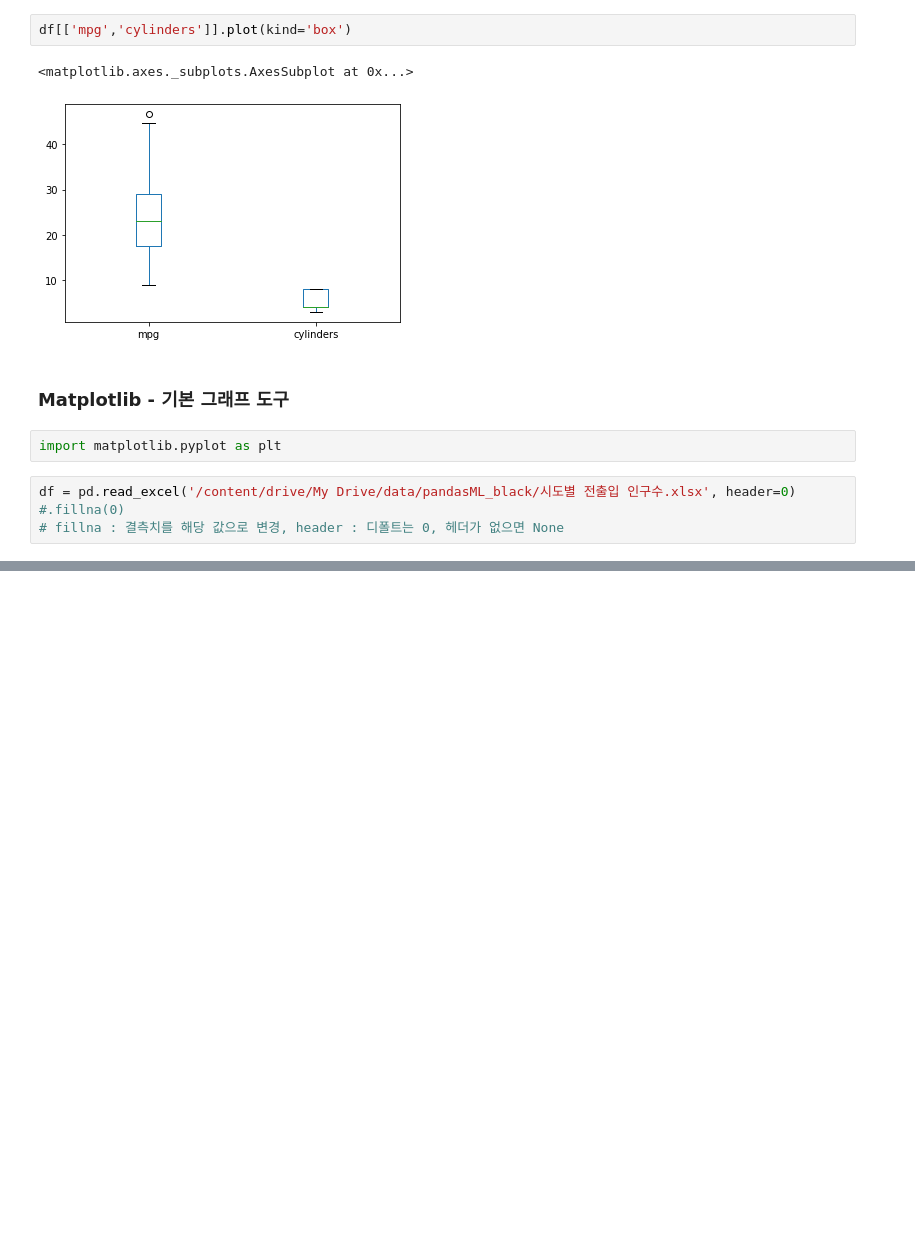
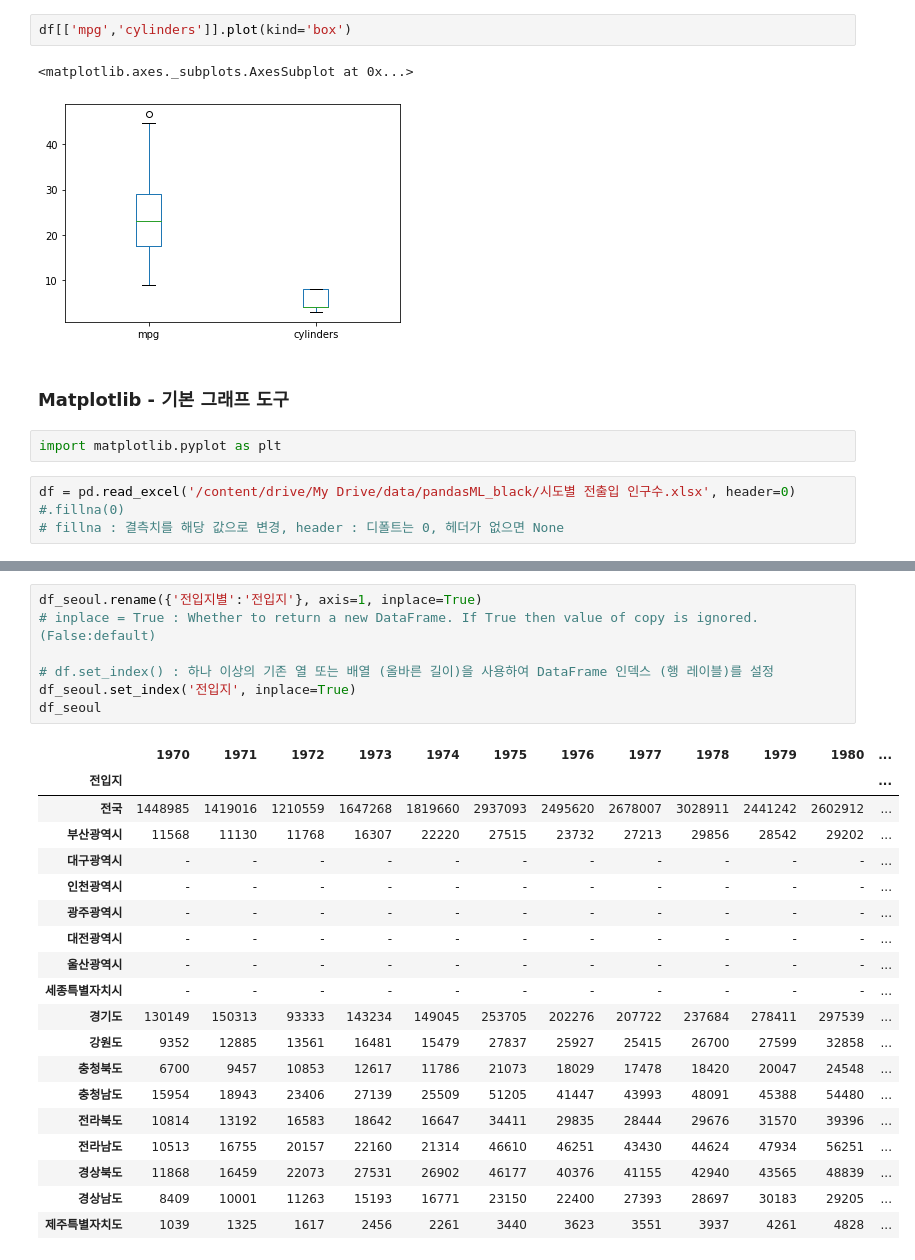
Before and after one commit to seohyeon-jeong/basic_machinelearning, a Jupyter notebook: PMP_데이터_가시화.ipynb, the cells around one changed output, grey strips where cells are left out. Drawn from its saved outputs; the diff is of its cells as text; blank space fills up the shorter version.

```diff
--- a/PMP_데이터_가시화.ipynb
+++ b/PMP_데이터_가시화.ipynb
@@ -144,0 +192,27 @@ df_seoul
+# %%
+df_seoul.rename({'전입지별':'전입지'}, axis=1, inplace=True)
+# inplace = True : Whether to return a new DataFrame. If True then value of copy is ignored. (False:default)
+
+# df.set_index() : 하나 이상의 기존 열 또는 배열 (올바른 길이)을 사용하여 DataFrame 인덱스 (행 레이블)를 설정
+df_seoul.set_index('전입지', inplace=True)
+df_seoul
+# %% [output]
+|  | 1970 | 1971 | 1972 | 1973 | 1974 | 1975 | 1976 | 1977 | 1978 | 1979 | 1980 | ... |
+| 전입지 |  |  |  |  |  |  |  |  |  |  |  | ... |
+| 전국 | 1448985 | 1419016 | 1210559 | 1647268 | 1819660 | 2937093 | 2495620 | 2678007 | 3028911 | 2441242 | 2602912 | ... |
+| 부산광역시 | 11568 | 11130 | 11768 | 16307 | 22220 | 27515 | 23732 | 27213 | 29856 | 28542 | 29202 | ... |
+| 대구광역시 | - | - | - | - | - | - | - | - | - | - | - | ... |
+| 인천광역시 | - | - | - | - | - | - | - | - | - | - | - | ... |
+| 광주광역시 | - | - | - | - | - | - | - | - | - | - | - | ... |
+| 대전광역시 | - | - | - | - | - | - | - | - | - | - | - | ... |
+| 울산광역시 | - | - | - | - | - | - | - | - | - | - | - | ... |
+| 세종특별자치시 | - | - | - | - | - | - | - | - | - | - | - | ... |
+| 경기도 | 130149 | 150313 | 93333 | 143234 | 149045 | 253705 | 202276 | 207722 | 237684 | 278411 | 297539 | ... |
+| 강원도 | 9352 | 12885 | 13561 | 16481 | 15479 | 27837 | 25927 | 25415 | 26700 | 27599 | 32858 | ... |
+| 충청북도 | 6700 | 9457 | 10853 | 12617 | 11786 | 21073 | 18029 | 17478 | 18420 | 20047 | 24548 | ... |
+| 충청남도 | 15954 | 18943 | 23406 | 27139 | 25509 | 51205 | 41447 | 43993 | 48091 | 45388 | 54480 | ... |
+| 전라북도 | 10814 | 13192 | 16583 | 18642 | 16647 | 34411 | 29835 | 28444 | 29676 | 31570 | 39396 | ... |
+| 전라남도 | 10513 | 16755 | 20157 | 22160 | 21314 | 46610 | 46251 | 43430 | 44624 | 47934 | 56251 | ... |
+| 경상북도 | 11868 | 16459 | 22073 | 27531 | 26902 | 46177 | 40376 | 41155 | 42940 | 43565 | 48839 | ... |
+| 경상남도 | 8409 | 10001 | 11263 | 15193 | 16771 | 23150 | 22400 | 27393 | 28697 | 30183 | 29205 | ... |
+| 제주특별자치도 | 1039 | 1325 | 1617 | 2456 | 2261 | 3440 | 3623 | 3551 | 3937 | 4261 | 4828 | ... |
```
Also changed, not shown: parts of 11 cells of this notebook.
